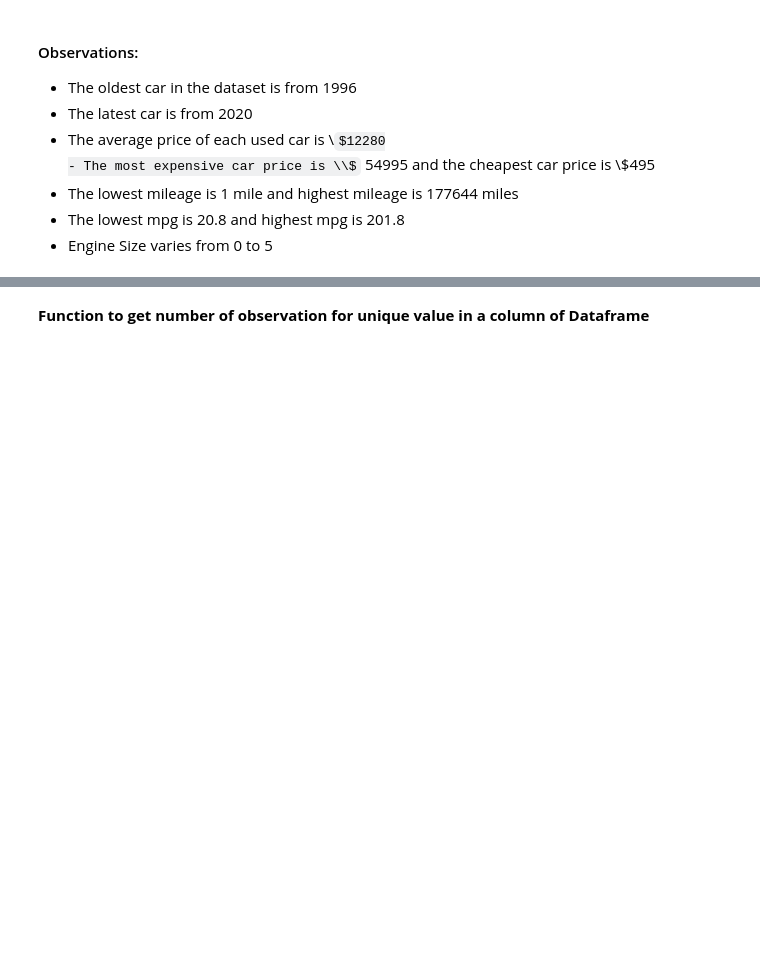
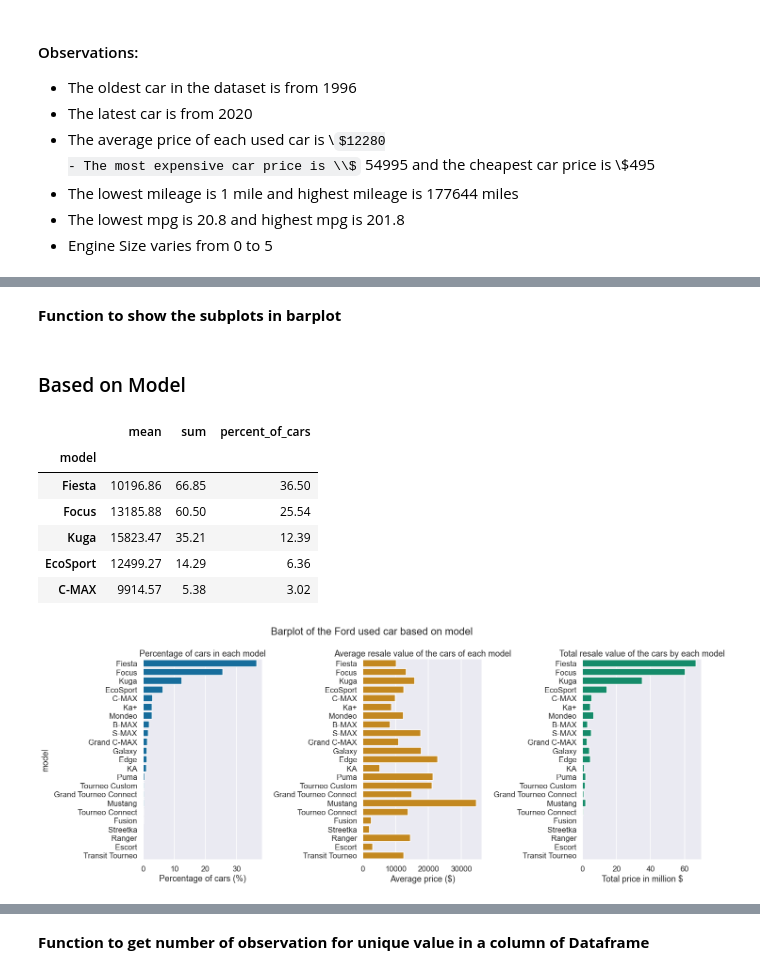
Before and after one commit to zintesar/ford_used_car_EDA, a Jupyter notebook: ford_used_car_analysis.ipynb, the cells around one changed output, grey strips where cells are left out. Saved outputs shown, nothing was run; the diff lists cells and outputs as text; code cells hidden in the pictures; some formulas as TeX source; blank space fills up the shorter version.

```diff
--- a/ford_used_car_analysis.ipynb
+++ b/ford_used_car_analysis.ipynb
@@ -114,0 +165,44 @@ display(df.describe())
+# %% [markdown]
+<strong>Function to show the subplots in barplot
+# %%
+def categorical_barplot(data , feature , fig_height):
+    plt.figure(figsize=(20, fig_height))
+
+    plt.subplot(1, 3, 1)
+    sns.barplot(x='percent_of_cars', y=data.index, data=data, orient='h', color= plot_color[0])
+    plt.title(f"Percentage of cars in each {feature}")
+    plt.xlabel("Percentage of cars (%)")
+    # plt.grid()
+
+    plt.subplot(1, 3, 2)
+    sns.barplot(x='mean', y=data.index, data=data, orient='h', color= plot_color[1])
+    plt.title(f"Average resale value of the cars of each {feature}")
+    plt.xlabel("Average price ($)")
+    plt.ylabel("")
+
+    plt.subplot(1, 3, 3)
+    sns.barplot(x='sum', y=data.index, data=data, orient='h', color= plot_color[2])
+    plt.title(f"Total resale value of the cars by each {feature}")
+    plt.xlabel("Total price in million $")
+    plt.ylabel("")
+
+    plt.suptitle(f"Barplot of the Ford used car based on {feature}")
+    plt.tight_layout()
+    plt.show()
+# %% [markdown]
+### Based on Model
+# %%
+df_ford_model = ford_preprocessing(df , 'model')
+
+display(df_ford_model.head())
+
+categorical_barplot(df_ford_model, 'model' , 8)
+# %% [output]
+|  | mean | sum | percent_of_cars |
+| model |  |  |  |
+| Fiesta | 10196.86 | 66.85 | 36.50 |
+| Focus | 13185.88 | 60.50 | 25.54 |
+| Kuga | 15823.47 | 35.21 | 12.39 |
+| EcoSport | 12499.27 | 14.29 | 6.36 |
+| C-MAX | 9914.57 | 5.38 | 3.02 |
+[figure, added]
```
Also changed, not shown: parts of 13 cells of this notebook.
